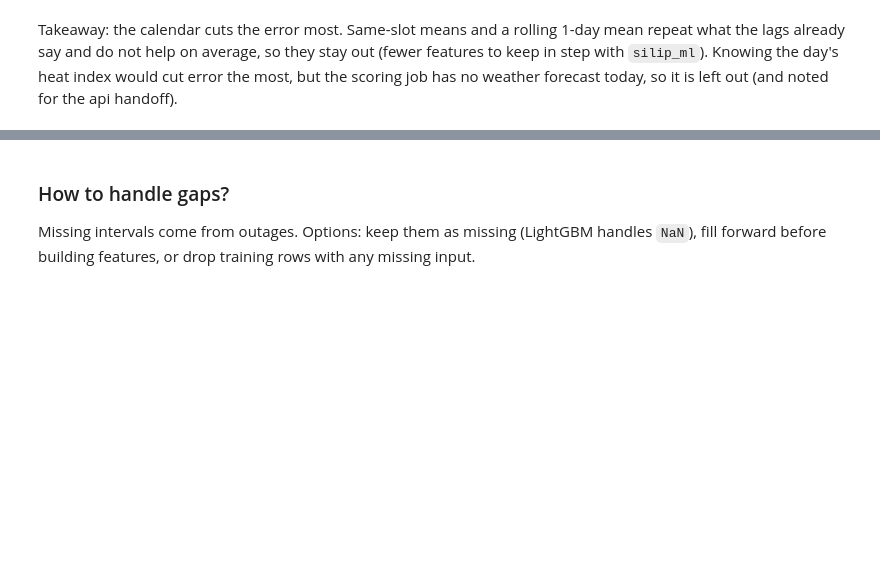
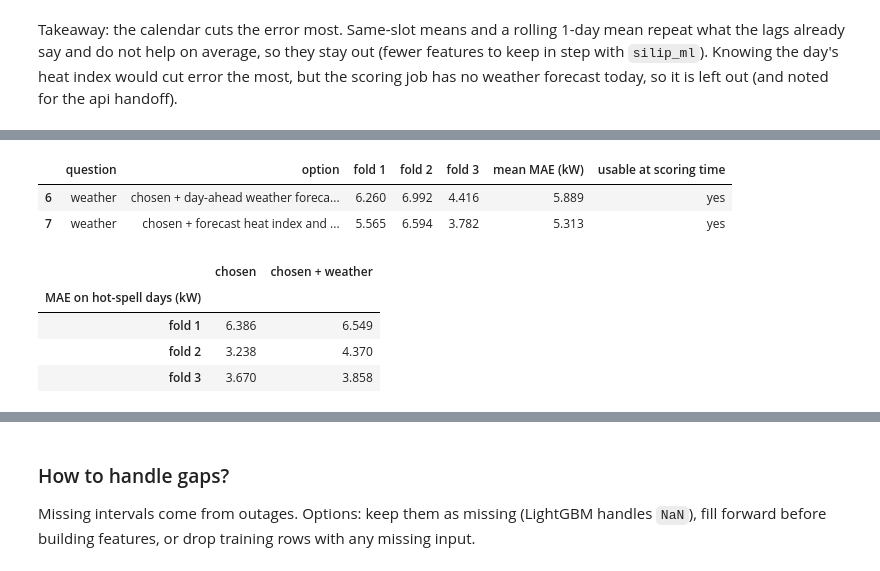
Before and after one commit to msmeralco/TeamALVENTUR, a Jupyter notebook: silip/notebooks/03_features_and_preprocessing.ipynb, the cells around one changed output, grey strips where cells are left out. Drawn from its saved outputs; the diff is of its cells as text; code cells hidden in the pictures; blank space fills up the shorter version.

```diff
--- a/silip/notebooks/03_features_and_preprocessing.ipynb
+++ b/silip/notebooks/03_features_and_preprocessing.ipynb
@@ -155,0 +167,34 @@ Takeaway: the calendar cuts the error most. Same-slot means and a rolling 1-day
+# %%
+from _features import LOAD_FEATURES_WEATHER, WEATHER_FEATURES, add_weather_features
+
+forecast_weather, transformers = tables["weather_forecast"], tables["transformers"]
+wtable = add_weather_features(table, forecast_weather, transformers)
+hot_days = set(weather.loc[weather["weather"] == "hot_spell", "ts"].dt.normalize())
+
+
+def hot_mae(frame: pd.DataFrame, features: list[str]) -> list[float]:
+    """MAE per fold on hot-spell days only (the simulator's label, used for grouping only)."""
+    maes = []
+    for start in FOLDS:
+        train = frame[frame["ts"] < start]
+        valid = frame[(frame["ts"] >= start) & (frame["ts"] < start + pd.Timedelta(days=7))].dropna(subset=["transformer_kw"])
+        hot = valid["ts"].dt.normalize().isin(hot_days).to_numpy()
+        error = np.abs(fit_load_model(train, QUICK, features).predict(valid[features].to_numpy()) - valid["transformer_kw"].to_numpy())
+        maes.append(float(error[hot].mean()) if hot.any() else float("nan"))
+    return maes
+
+
+record("weather", "chosen + day-ahead weather forecast (lightgbm_weather)", cv_mae(wtable, LOAD_FEATURES_WEATHER))
+record("weather", "chosen + forecast heat index and rain only", cv_mae(wtable, LOAD_FEATURES + ["hi_fcst_c", "rain_fcst_mm"]))
+hot = pd.DataFrame({"chosen": hot_mae(wtable, LOAD_FEATURES), "chosen + weather": hot_mae(wtable, LOAD_FEATURES_WEATHER)}, index=[f"fold {i + 1}" for i in range(3)])
+display(pd.DataFrame(results).round(3).tail(2))
+hot.round(3).rename_axis("MAE on hot-spell days (kW)")
+# %% [output]
+|  | question | option | fold 1 | fold 2 | fold 3 | mean MAE (kW) | usable at scoring time |
+| 6 | weather | chosen + day-ahead weather foreca... | 6.260 | 6.992 | 4.416 | 5.889 | yes |
+| 7 | weather | chosen + forecast heat index and ... | 5.565 | 6.594 | 3.782 | 5.313 | yes |
+|  | chosen | chosen + weather |
+| MAE on hot-spell days (kW) |  |  |
+| fold 1 | 6.386 | 6.549 |
+| fold 2 | 3.238 | 4.370 |
+| fold 3 | 3.670 | 3.858 |
```
Also changed, not shown: parts of 12 cells of this notebook, 8 other files.
